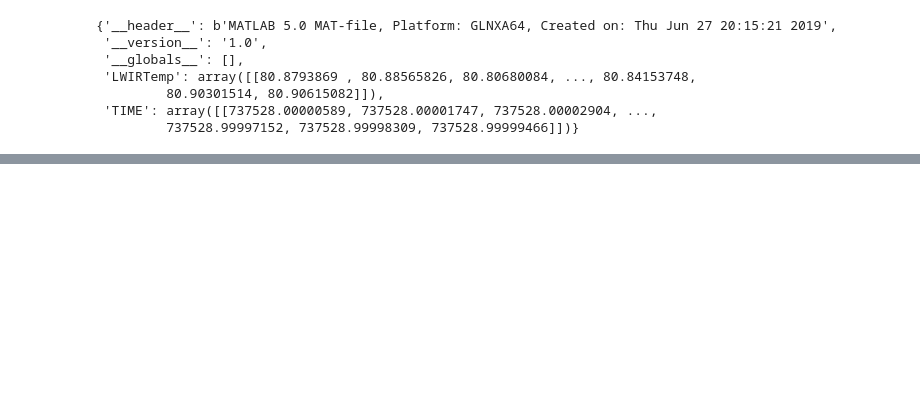
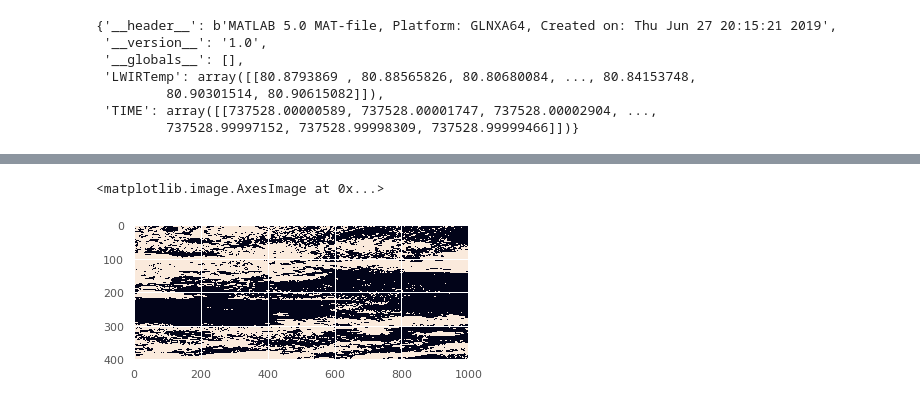
Before and after one commit to story645/GOEScode, a Jupyter notebook: botoloading/Figures-BT-G16-G17-FPT.ipynb, the cells around one changed output, grey strips where cells are left out. Drawn from its saved outputs; the diff is of its cells as text; code cells hidden in the pictures; blank space fills up the shorter version.

```diff
--- a/botoloading/Figures-BT-G16-G17-FPT.ipynb
+++ b/botoloading/Figures-BT-G16-G17-FPT.ipynb
@@ -22,6 +25,8 @@ matfilepath = Path('/home/michael/dropbox/goesproject/GOESEvalData')
 #outputpath = Path('/','mnt','g','GOESProj','data','fall_data')
 fname16_103 = datapath/Path('OR_ABI-L1b-RadF-M6C08_G16_s2019103_xr.nc')
 fname17_103 = datapath/Path('OR_ABI-L1b-RadF-M6C08_G17_s2019103_xr.nc')
+acm16Fname = datapath/Path('OR_ABI-L2-ACMF-M6C00_G16_s2019103_xr.nc')
+acm17Fname = datapath/Path('OR_ABI-L2-ACMF-M6C00_G17_s2019103_xr.nc')
 tempFname = matfilepath/Path('INST_CAL_2019103.mat')
 # %%
 fname16_103.exists()
@@ -128,0 +120,8 @@ npydata0 = np.load(nmpy_files[0])
+# %%
+acm16_103_xr = xr.load_dataset(acm16Fname)
+#acm16_103_xr
+# %%
+plt.imshow(acm16_103_xr.BCM.data[:,:,0])
+# %% [output]
+<matplotlib.image.AxesImage at 0x...>
+[figure, added]
```
Also changed, not shown: parts of 30 cells of this notebook, 3 other files.
